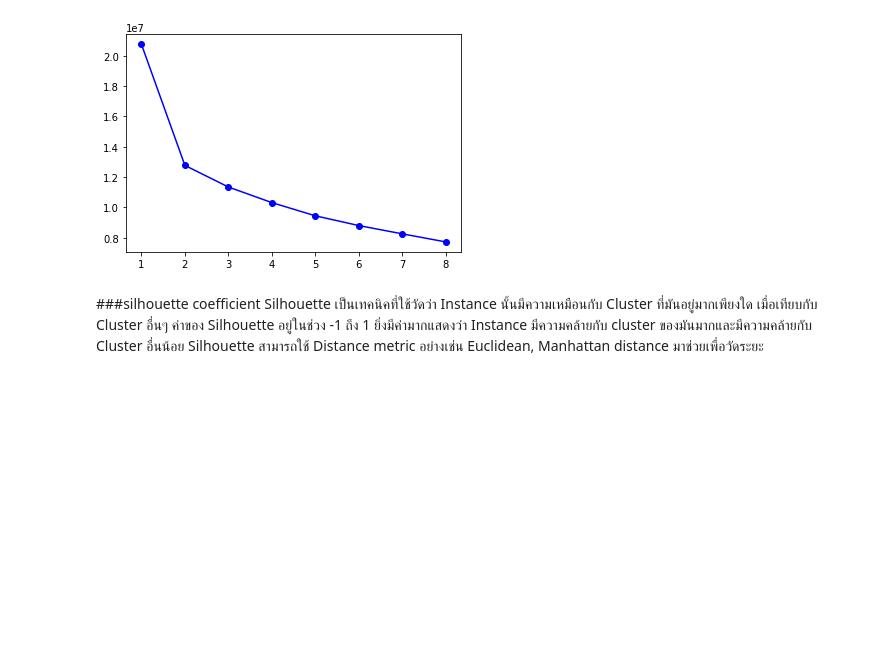
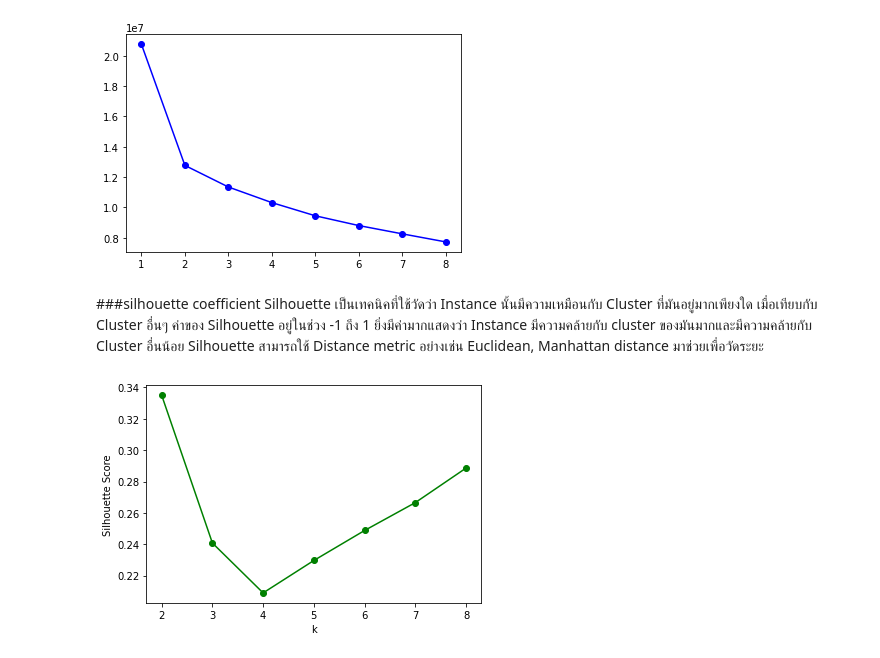
Before and after one commit to kittikhun62/Multivariate, a Jupyter notebook: Multivariate_Exam.ipynb, the cells around one changed output. Saved outputs shown, nothing was run; the diff lists cells and outputs as text; code cells hidden in the pictures; blank space fills up the shorter version.

```diff
--- a/Multivariate_Exam.ipynb
+++ b/Multivariate_Exam.ipynb
@@ -194,3 +194,19 @@ plt.plot([1,2,3,4,5,6,7,8],SSE,'o-b')
 Silhouette เป็นเทคนิคที่ใช้วัดว่า Instance นั้นมีความเหมือนกับ Cluster ที่มันอยู่มากเพียงใด เมื่อเทียบกับ Cluster อื่นๆ ค่าของ Silhouette อยู่ในช่วง -1 ถึง 1 ยิ่งมีค่ามากแสดงว่า Instance มีความคล้ายกับ cluster ของมันมากและมีความคล้ายกับ Cluster อื่นน้อย Silhouette สามารถใช้ Distance metric อย่างเช่น Euclidean, Manhattan distance มาช่วยเพื่อวัดระยะ
 # %%
 from sklearn import metrics
+# %%
+SilH = list()
+for k in [2,3,4,5,6,7,8]:
+    kmeans = KMeans(n_clusters=k, random_state=2021)
+    kmeans.fit(Data)
+    score = metrics.silhouette_score(Data,kmeans.labels_)
+    SilH.append(score)
+#การทำ Silhouette Scores ต้องคิดข้อมูลหลายๆกลุ่ม จะคิดแค่กลุ่มเดียวไม่ได้
+# %%
+plt.plot([2,3,4,5,6,7,8],SilH,'o-g')
+plt.xlabel('k')
+plt.ylabel('Silhouette Score');
+#ถ้าดูจากจุดกราฟของ Silhouette Scores ที่สูงที่สุด
+#ถ้ามีค่ามากแสดงว่าใกล้กันมาก และจะมีค่าตั้งแต่-1ถึง 1
+# %% [output]
+[figure, added]
```
Also changed, not shown: parts of 9 cells of this notebook.
